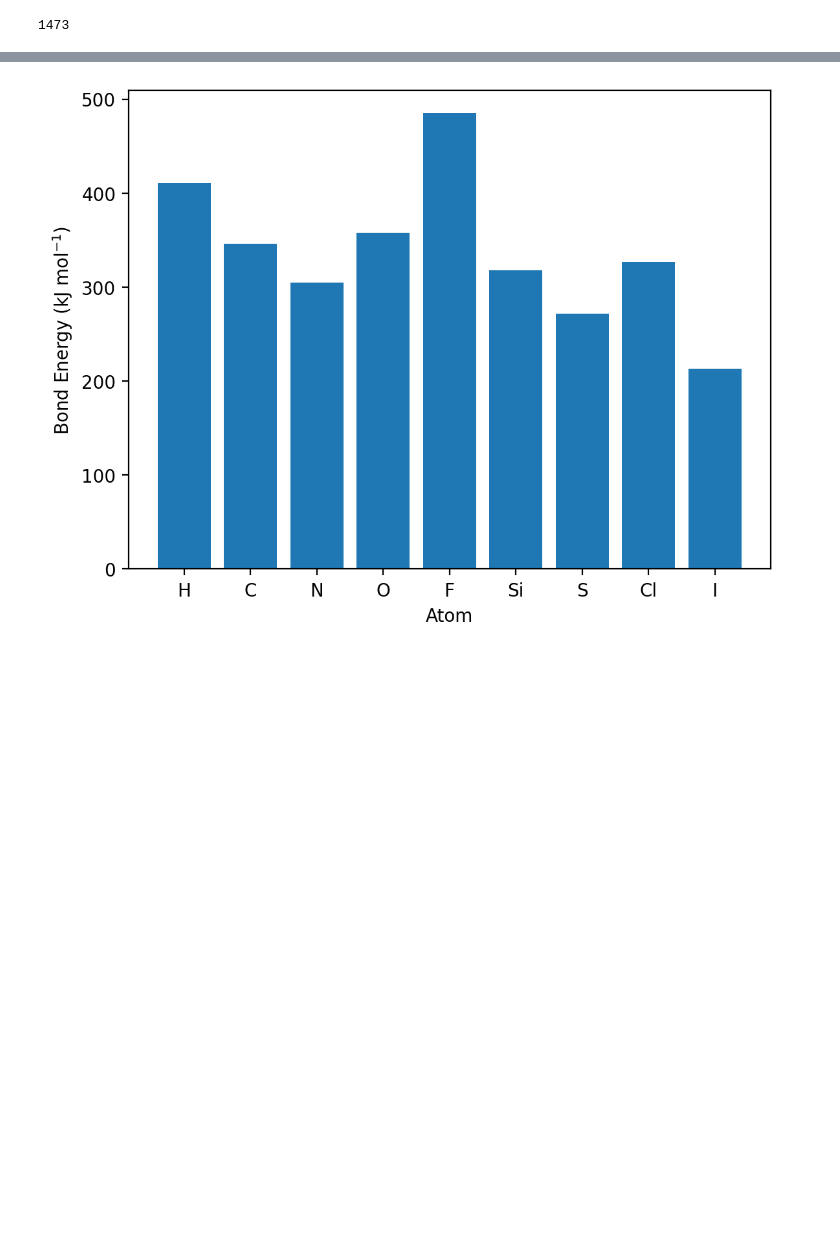
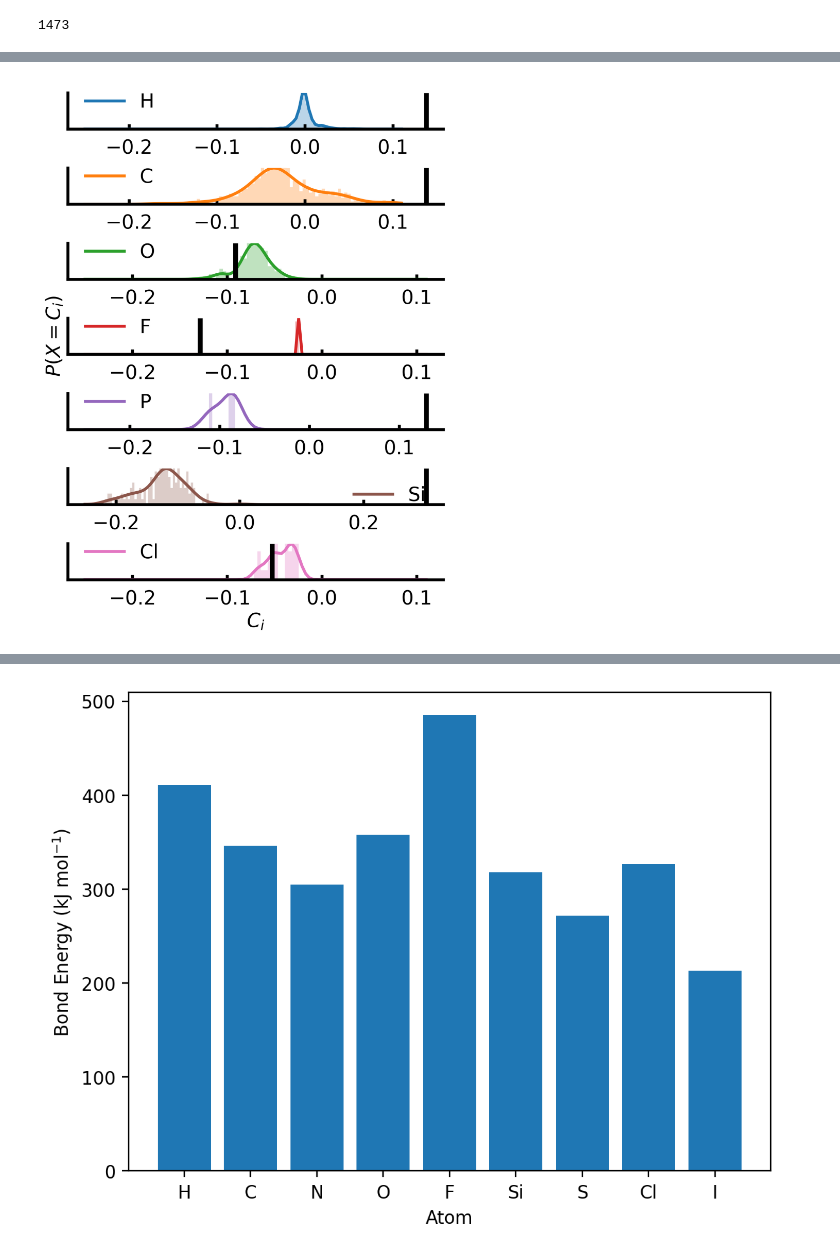
Before and after one commit to SinsuSquid/Chemomile, a Jupyter notebook: Notebooks/CaseStudy.ipynb, the cells around one changed output, grey strips where cells are left out. Saved outputs shown, nothing was run; the diff lists cells and outputs as text; code cells hidden in the pictures; blank space fills up the shorter version.

```diff
--- a/Notebooks/CaseStudy.ipynb
+++ b/Notebooks/CaseStudy.ipynb
@@ -185,3 +262,60 @@ print(len(atomic_contributions[1]))
+# %%
+# For Analysis
+import matplotlib.pyplot as plt
+from scipy.stats import gaussian_kde
+
+fig, ax = plt.subplots(7, 1, figsize = (6, 8), dpi = 300)
+# plt.subplots_adjust(wspace=0, hspace=0.02)
+
+LABELS = {1 : "H", 6 : "C", 7 : "N", 8 : "O", 9 : "F", 14 : "Si", 16 : "P", 17 : "Cl", 53 : "I"}
+REF = {
+    1 : 0.1379302805,
+    6 : 0.1379302805,
+    8 : -0.09121295867,
+    9 : -0.128431818,
+    16 : 0.1301488725,
+    14 : 0.3009990106,
+    17 : -0.05253736603,
+    }
+NUMBINS = 10
+
+for a in ax:
+    a.spines['top'].set_visible(False)
+    a.spines['right'].set_visible(False)
+    a.spines['bottom'].set_linewidth(3)
+    a.spines['left'].set_linewidth(3)
+    # a.set_xlim((-0.25, 0.11))
+    a.set_yticks([])
+    a.tick_params(labelsize = 20, pad = 10, direction = 'in', width = 3, length = 5)
+    a.patch.set_alpha(0.00)
+
+x = np.linspace(-0.25, 0.11, 100)
+
+types = REF
+for idx, ty in enumerate(types):
+    try:
+        data = atomic_contributions[ty]
+        kde = gaussian_kde(data)
+        ax[idx].hist(data, bins = x, alpha = 0.3, density = True, color = f'C{idx}')
+        ax[idx].plot(x, kde.evaluate(x), linewidth = 3, color = f'C{idx}', label = LABELS[ty])
+        ax[idx].vlines(REF[ty], 0, kde.evaluate(x).max(), color = 'k', linewidth = 5)
+        ax[idx].set_ylim((0, kde.evaluate(x).max()))
+    except:
+        print(";)")
+
+ax[int(len(types)/2)].set_ylabel("$P(X=C_i)$", fontsize = 20)
+ax[-1].set_xlabel("$C_i$", fontsize = 20)
+
+
+for idx, a in enumerate(ax):
+    a.legend(frameon = False, fontsize = 20)
+    # if (idx != len(ax) - 1): a.set_xticks([])
+
+plt.tight_layout()
+plt.savefig("FUCK.png", dpi = 200)
+plt.show()
+# %% [output]
+[figure, added]
 # %%
 import matplotlib.pyplot as plt
 
```
Also changed, not shown: parts of 6 cells of this notebook, 5 other files.
